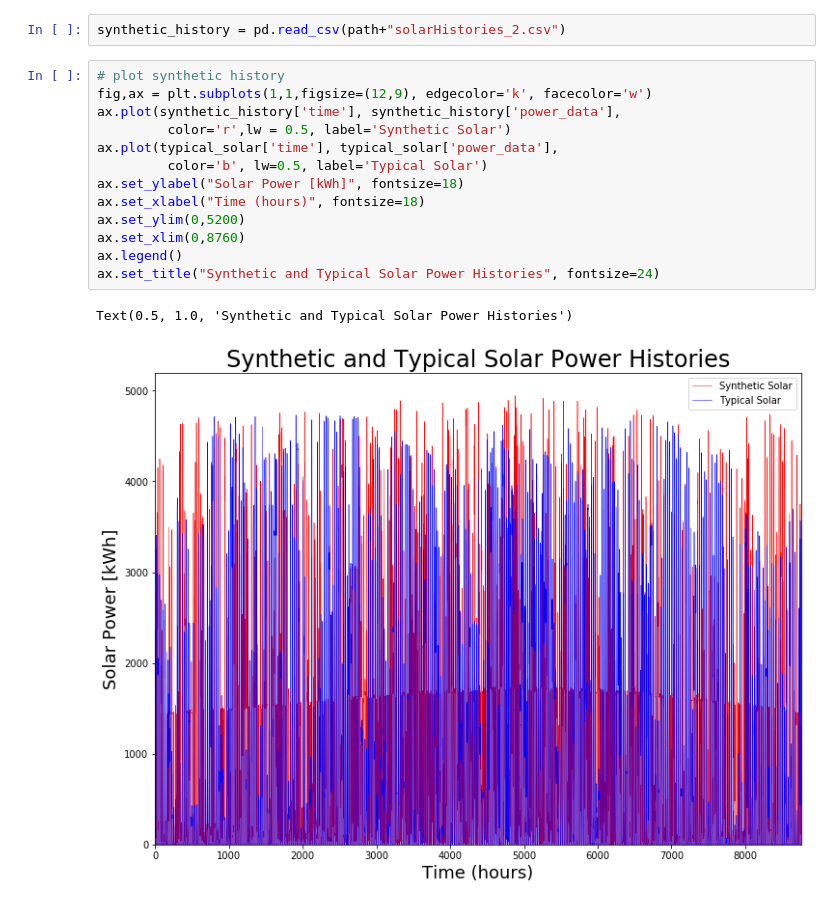
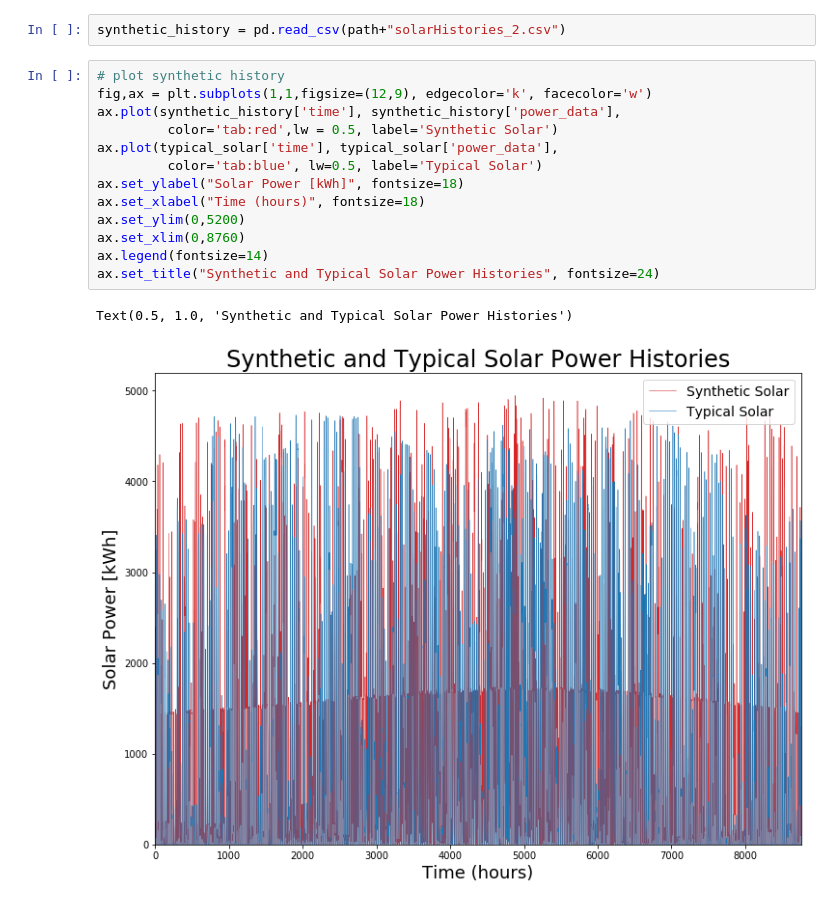
Before and after one commit to arfc/pride, a Jupyter notebook: data_processing/solar_power.ipynb, the cells around one changed output. Saved outputs shown, nothing was run; the diff lists cells and outputs as text.

Commit message:
updates figures

```diff
--- a/data_processing/solar_power.ipynb
+++ b/data_processing/solar_power.ipynb
@@ -432,16 +468,16 @@ synthetic_history = pd.read_csv(path+"solarHistories_2.csv")
 # %%
 # plot synthetic history
 fig,ax = plt.subplots(1,1,figsize=(12,9), edgecolor='k', facecolor='w')
 ax.plot(synthetic_history['time'], synthetic_history['power_data'],
-         color='r',lw = 0.5, label='Synthetic Solar')
+         color='tab:red',lw = 0.5, label='Synthetic Solar')
 ax.plot(typical_solar['time'], typical_solar['power_data'],
-         color='b', lw=0.5, label='Typical Solar')
+         color='tab:blue', lw=0.5, label='Typical Solar')
 ax.set_ylabel("Solar Power [kWh]", fontsize=18)
 ax.set_xlabel("Time (hours)", fontsize=18)
 ax.set_ylim(0,5200)
 ax.set_xlim(0,8760)
-ax.legend()
+ax.legend(fontsize=14)
 ax.set_title("Synthetic and Typical Solar Power Histories", fontsize=24)
 # %% [output]
 Text(0.5, 1.0, 'Synthetic and Typical Solar Power Histories')
-[figure, old version]
+[figure, new version]
```
Also changed, not shown: parts of 2 cells of this notebook, 3 other files.
